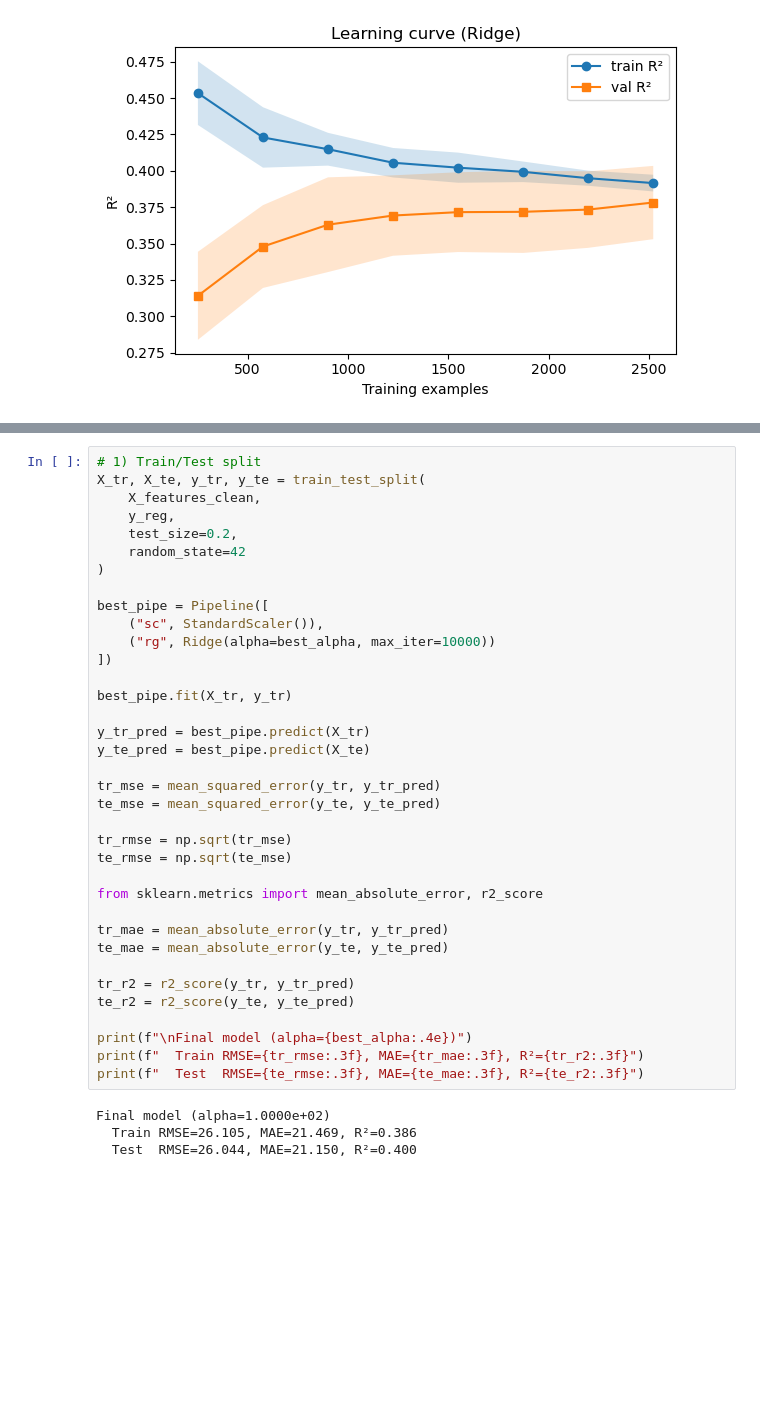
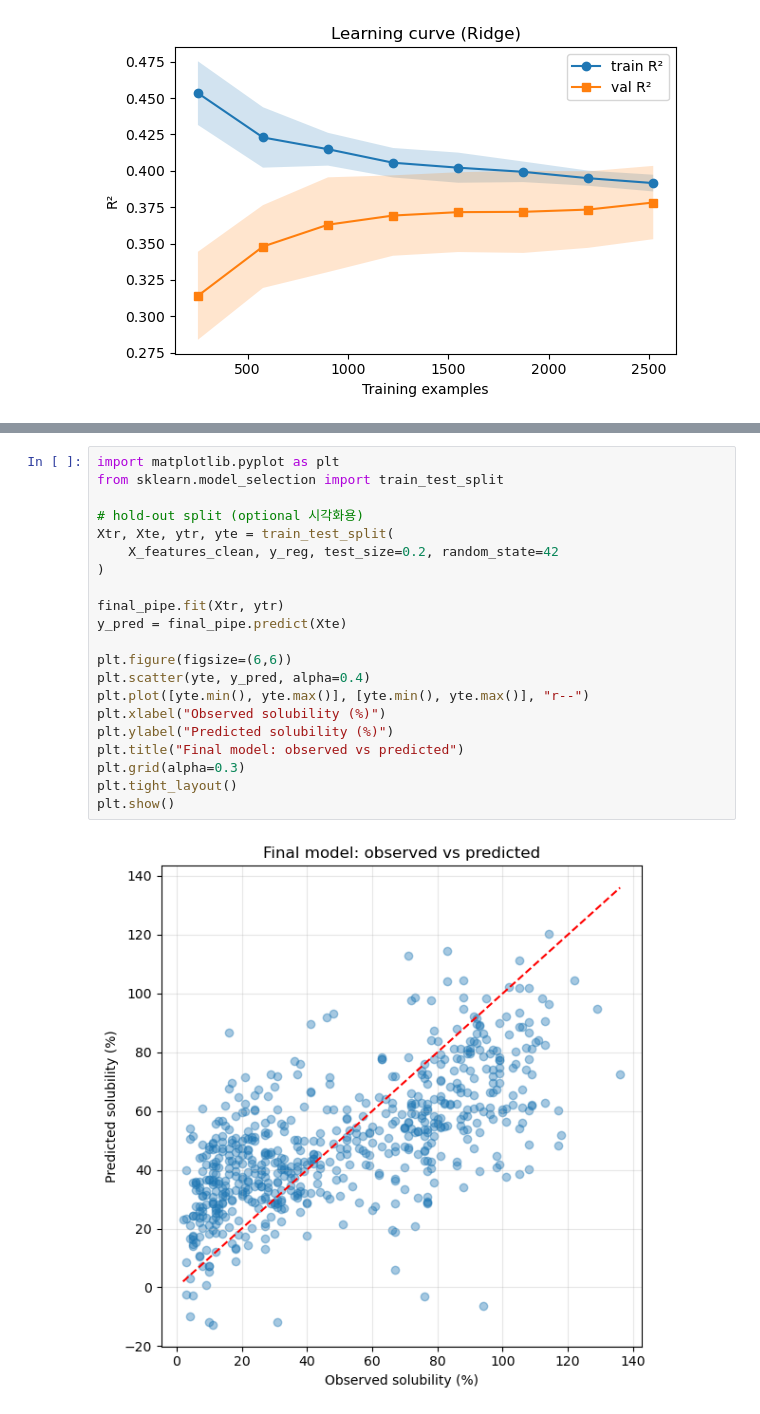
Before and after one commit to JHBH9e8at/My_First_ML_Model-Proteinsolubility_predictor, a Jupyter notebook: FinalReprot.ipynb, the cells around one changed output, grey strips where cells are left out. Drawn from its saved outputs; the diff is of its cells as text; blank space fills up the shorter version.

```diff
--- a/FinalReprot.ipynb
+++ b/FinalReprot.ipynb
@@ -657,40 +1059,23 @@ Best alpha from CV: 100.0
 # %%
-# 1) Train/Test split
-X_tr, X_te, y_tr, y_te = train_test_split(
-    X_features_clean,
-    y_reg,
-    test_size=0.2,
-    random_state=42
+import matplotlib.pyplot as plt
+from sklearn.model_selection import train_test_split
+
+# hold-out split (optional 시각화용)
+Xtr, Xte, ytr, yte = train_test_split(
+    X_features_clean, y_reg, test_size=0.2, random_state=42
 )
 
-best_pipe = Pipeline([
-    ("sc", StandardScaler()),
-    ("rg", Ridge(alpha=best_alpha, max_iter=10000))
-])
+final_pipe.fit(Xtr, ytr)
+y_pred = final_pipe.predict(Xte)
 
-best_pipe.fit(X_tr, y_tr)
-
-y_tr_pred = best_pipe.predict(X_tr)
-y_te_pred = best_pipe.predict(X_te)
-
-tr_mse = mean_squared_error(y_tr, y_tr_pred)
-te_mse = mean_squared_error(y_te, y_te_pred)
-
-tr_rmse = np.sqrt(tr_mse)
-te_rmse = np.sqrt(te_mse)
-
-from sklearn.metrics import mean_absolute_error, r2_score
-
-tr_mae = mean_absolute_error(y_tr, y_tr_pred)
-te_mae = mean_absolute_error(y_te, y_te_pred)
-
-tr_r2 = r2_score(y_tr, y_tr_pred)
-te_r2 = r2_score(y_te, y_te_pred)
-
-print(f"\nFinal model (alpha={best_alpha:.4e})")
-print(f"  Train RMSE={tr_rmse:.3f}, MAE={tr_mae:.3f}, R²={tr_r2:.3f}")
-print(f"  Test  RMSE={te_rmse:.3f}, MAE={te_mae:.3f}, R²={te_r2:.3f}")
+plt.figure(figsize=(6,6))
+plt.scatter(yte, y_pred, alpha=0.4)
+plt.plot([yte.min(), yte.max()], [yte.min(), yte.max()], "r--")
+plt.xlabel("Observed solubility (%)")
+plt.ylabel("Predicted solubility (%)")
+plt.title("Final model: observed vs predicted")
+plt.grid(alpha=0.3)
+plt.tight_layout()
+plt.show()
 # %% [output]
-Final model (alpha=1.0000e+02)
-  Train RMSE=26.105, MAE=21.469, R²=0.386
-  Test  RMSE=26.044, MAE=21.150, R²=0.400
+[figure, added]
```
Also changed, not shown: parts of 23 cells of this notebook, 34 other files.
